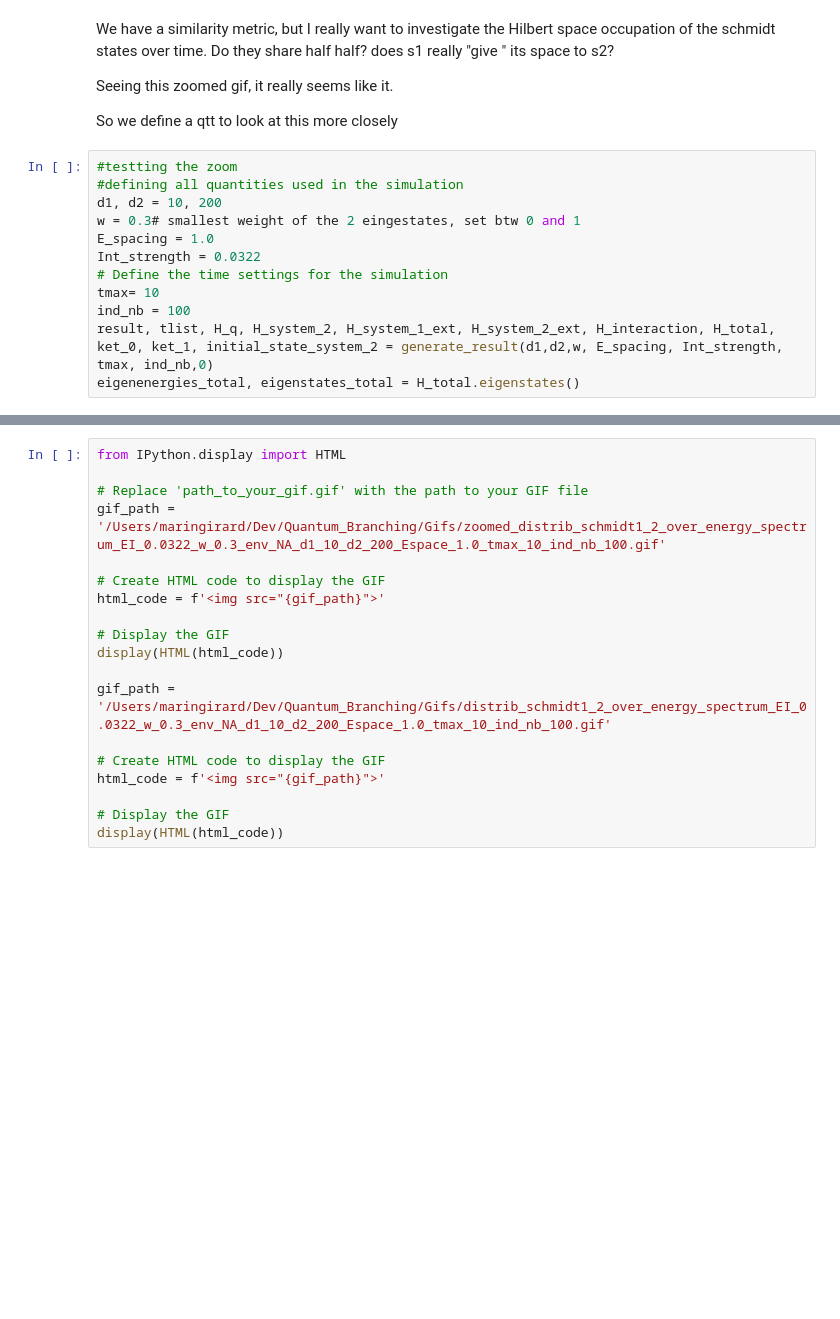
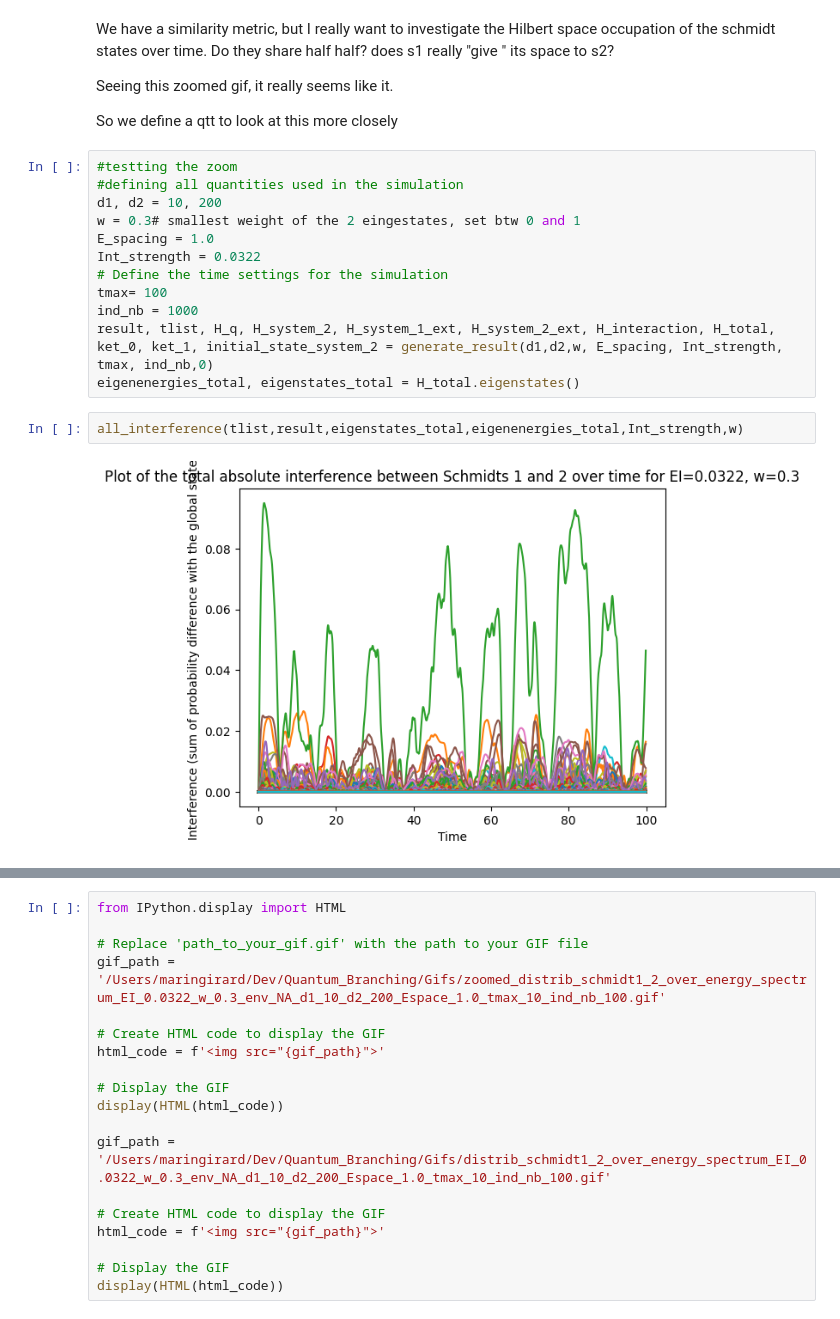
Before and after one commit to MarinAndreGirard/Quantum_Branching, a Jupyter notebook: Hilbert_space_occupation.ipynb, the cells around one changed output, grey strips where cells are left out. Cells and saved outputs as stored; diff of their text form; blank space fills up the shorter version.

Commit message:
looked at all_interferences

```diff
--- a/Hilbert_space_occupation.ipynb
+++ b/Hilbert_space_occupation.ipynb
@@ -36,10 +37,14 @@ w = 0.3# smallest weight of the 2 eingestates, set btw 0 and 1
 E_spacing = 1.0
 Int_strength = 0.0322
 # Define the time settings for the simulation
-tmax= 10
-ind_nb = 100
+tmax= 100
+ind_nb = 1000
 result, tlist, H_q, H_system_2, H_system_1_ext, H_system_2_ext, H_interaction, H_total, ket_0, ket_1, initial_state_system_2 = generate_result(d1,d2,w, E_spacing, Int_strength, tmax, ind_nb,0)
 eigenenergies_total, eigenstates_total = H_total.eigenstates()
+# %%
+all_interference(tlist,result,eigenstates_total,eigenenergies_total,Int_strength,w)
+# %% [output]
+[figure, added]
 # %%
 make_gif_distribs1s2_new_zoomed(Int_strength,w,result,eigenstates_total,eigenenergies_total,[0],d1,d2,E_spacing,tmax,ind_nb)
 make_gif_distribs1s2_new(Int_strength,w,result,eigenstates_total,eigenenergies_total,[0],d1,d2,E_spacing,tmax,ind_nb)
```
Also changed, not shown: parts of 6 cells of this notebook, 6 other files.
